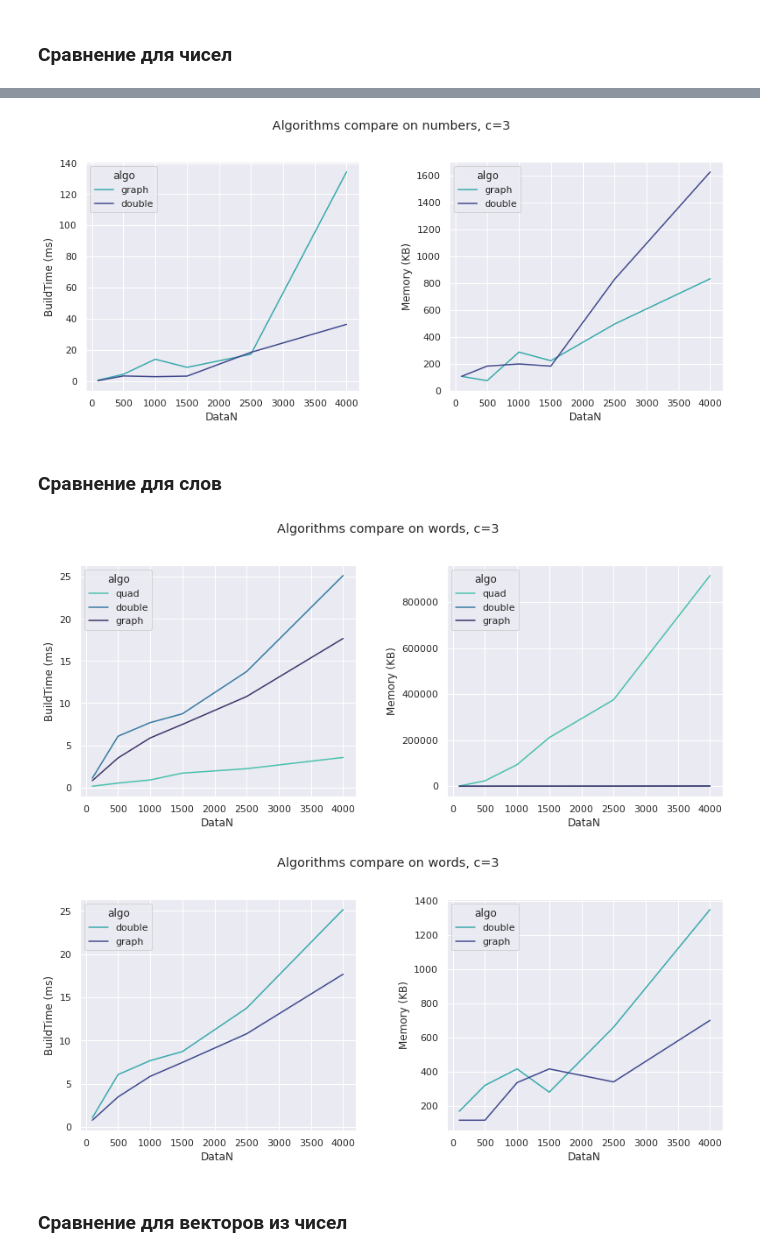
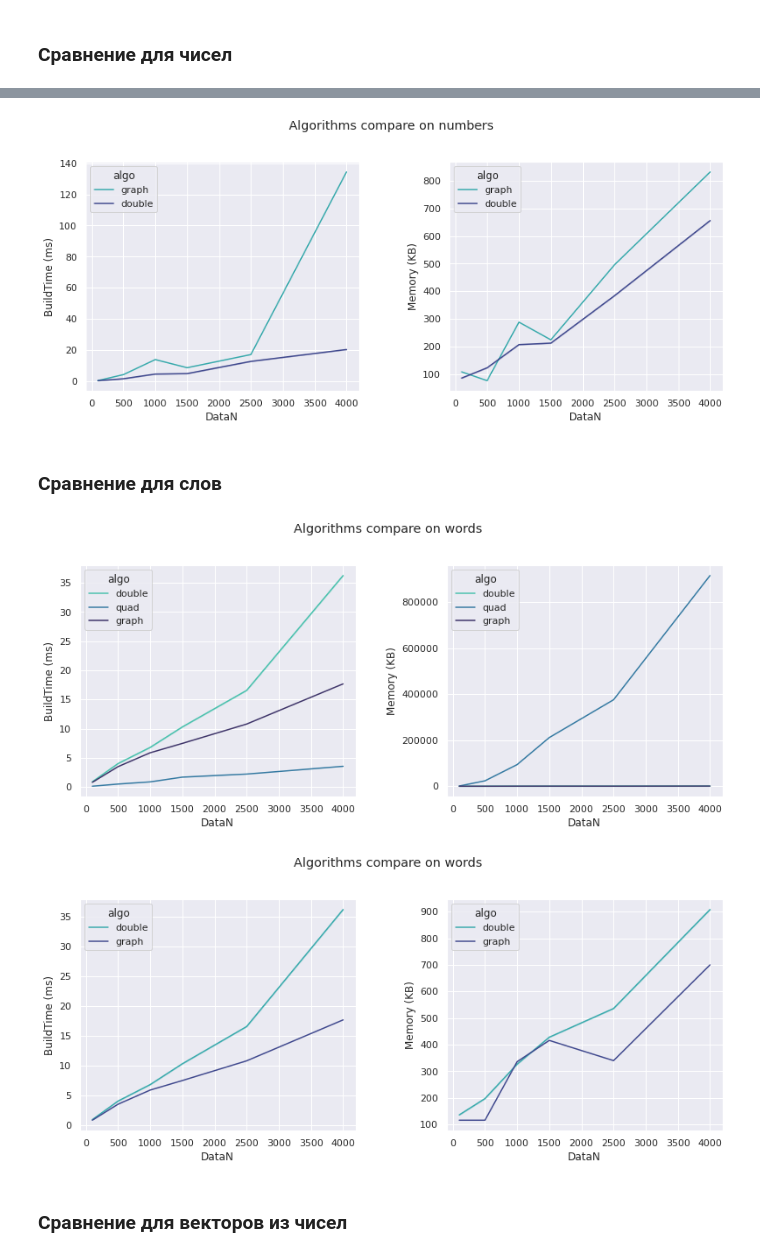
Before and after one commit to kislN/PerfectHashing, a Jupyter notebook: report.ipynb, the cells around one changed output, grey strips where cells are left out. Cells and saved outputs as stored; diff of their text form; code cells hidden in the pictures.

```diff
--- a/report.ipynb
+++ b/report.ipynb
@@ -10,7 +10,7 @@ import matplotlib.pyplot as plt
 import seaborn as sns
 sns.set(style="darkgrid")
 # %%
-root = '/home/maxim/Downloads/Telegram Desktop/data_lab_best/'
+root = '/home/maxim/Downloads/Telegram Desktop/data_lab_best_v2/'
 
 results_files = os.listdir(root)
 results_files = [os.path.join(root,x) for x in results_files if x.endswith('.csv')]
@@ -142,7 +182,8 @@ def compare_data(data_type, c, name, exclude=None):
             continue
         if data_type in file:
             data_ = pd.read_csv(file)
-            data_.insert(loc=0, column='algo', value=[algo]*6)
+
+            data_.insert(loc=0, column='algo', value=[algo]*data_.shape[0])
             data.append(data_)
 
     data = pd.concat(data, ignore_index=True)
@@ -160,17 +201,17 @@ compare_data('num', name=f'Algorithms compare on numbers, c={best_c}', c=best_c)
 # %%
-compare_data('num', name=f'Algorithms compare on numbers, c={best_c}', c=best_c, exclude='quad')
+compare_data('num', name=f'Algorithms compare on numbers', c=best_c, exclude='quad')
 # %% [output]
-[figure, old version]
+[figure, new version]
 # %% [markdown]
 ### Сравнение для слов
 # %%
-compare_data('word', name=f'Algorithms compare on words, c={best_c}', c=best_c)
+compare_data('word', name=f'Algorithms compare on words', c=best_c)
 # %% [output]
-[figure, old version]
+[figure, new version]
 # %%
-compare_data('word', name=f'Algorithms compare on words, c={best_c}', c=best_c, exclude='quad')
+compare_data('word', name=f'Algorithms compare on words', c=best_c, exclude='quad')
 # %% [output]
-[figure, old version]
+[figure, new version]
 # %% [markdown]
 ### Сравнение для векторов из чисел
 # %%
```
Also changed, not shown: parts of 20 cells of this notebook, 58 other files.
